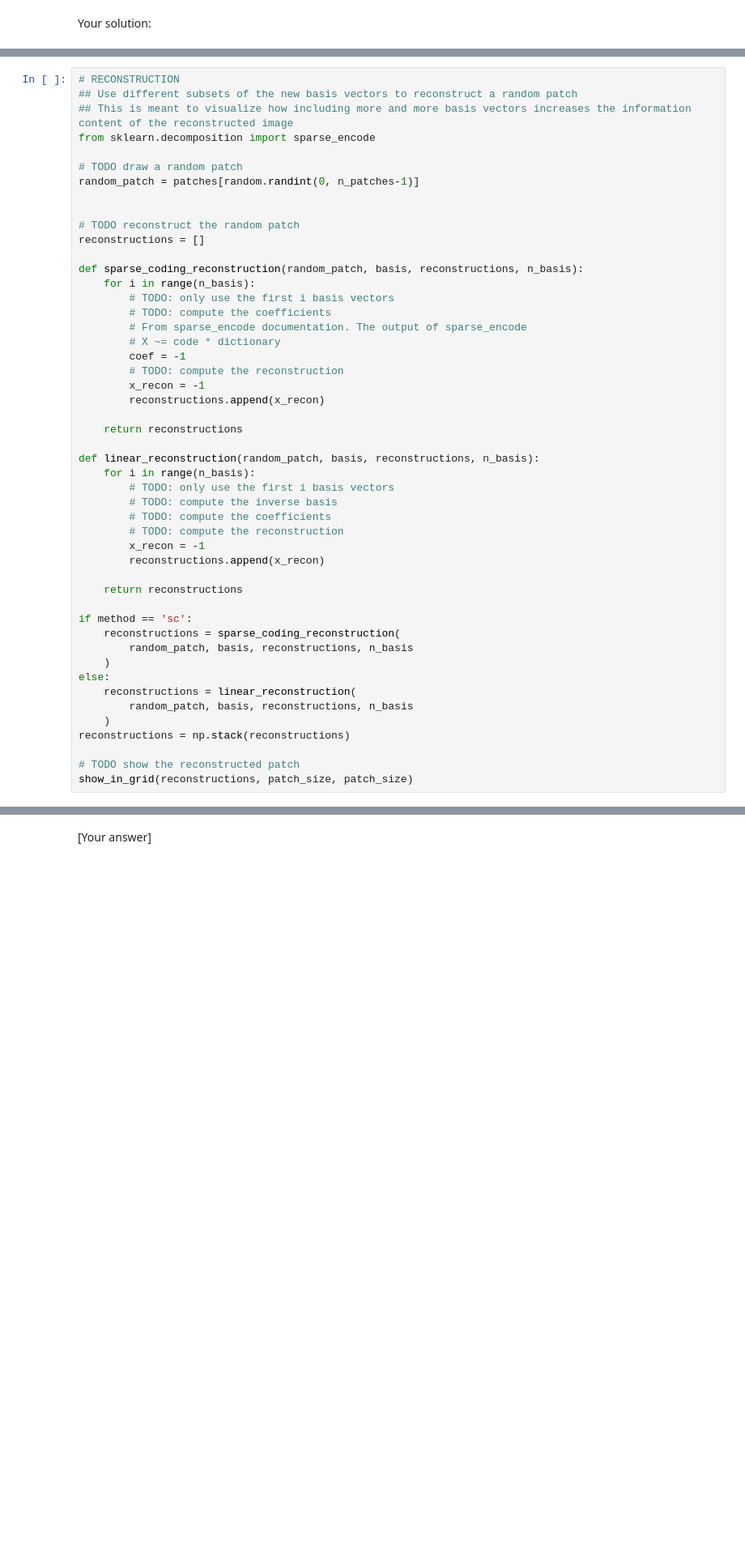
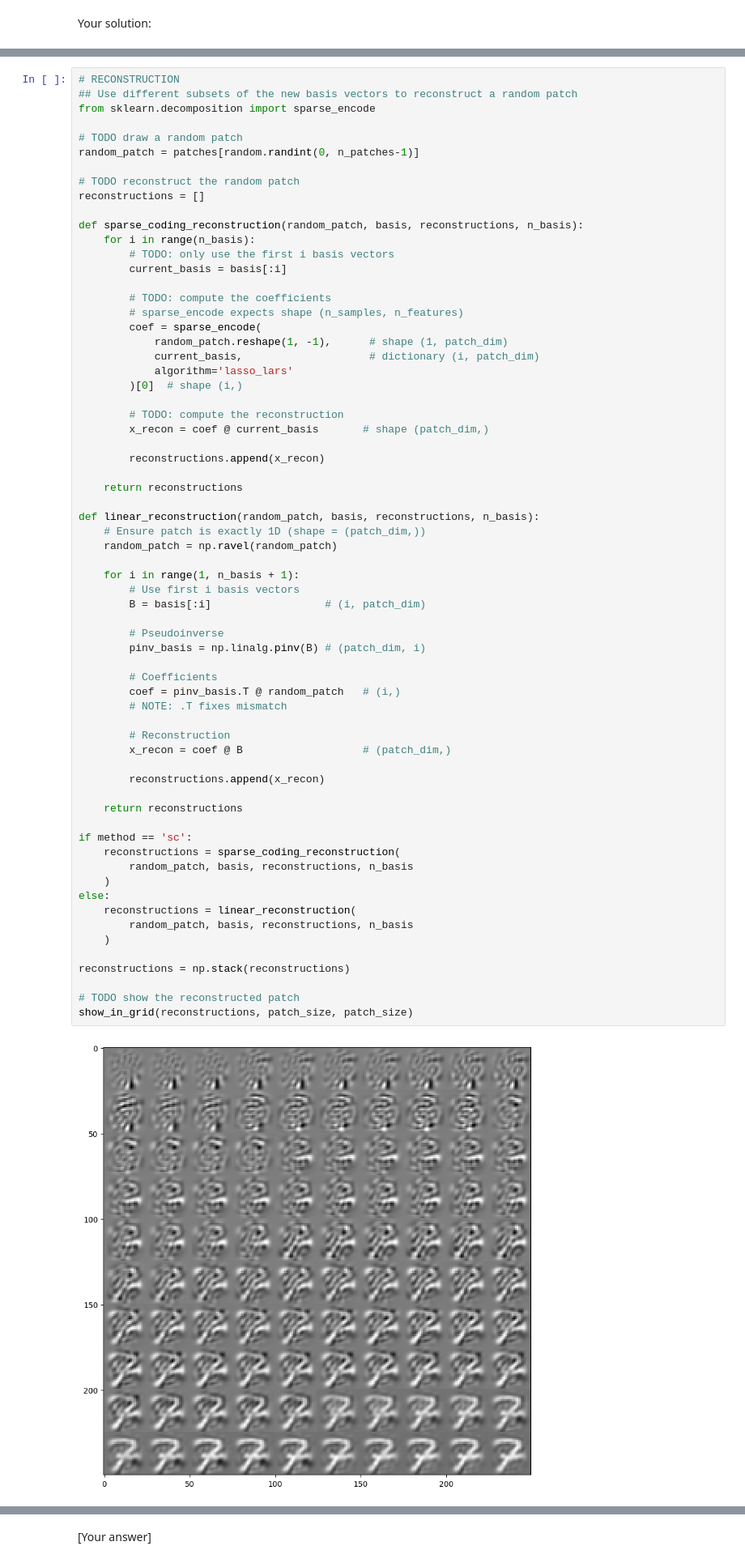
Before and after one commit to SatyamPawale/COMPUTER-VISION, a Jupyter notebook: exercise_1.ipynb, the cells around one changed output, grey strips where cells are left out. Shown: that part at 81% size. Cells and saved outputs as stored; diff of their text form; blank space fills up the shorter version.

```diff
--- a/exercise_1.ipynb
+++ b/exercise_1.ipynb
@@ -237,52 +230,71 @@ show_in_grid(basis[:n_basis], patch_size, patch_size)
 # %%
 # RECONSTRUCTION
 ## Use different subsets of the new basis vectors to reconstruct a random patch
-## This is meant to visualize how including more and more basis vectors increases the information content of the reconstructed image
 from sklearn.decomposition import sparse_encode
 
 # TODO draw a random patch
 random_patch = patches[random.randint(0, n_patches-1)]
-
 
 # TODO reconstruct the random patch
 reconstructions = []
 
 def sparse_coding_reconstruction(random_patch, basis, reconstructions, n_basis):
     for i in range(n_basis):
         # TODO: only use the first i basis vectors
+        current_basis = basis[:i]
+
         # TODO: compute the coefficients
-        # From sparse_encode documentation. The output of sparse_encode
-        # X ~= code * dictionary
-        coef = -1
+        # sparse_encode expects shape (n_samples, n_features)
+        coef = sparse_encode(
+            random_patch.reshape(1, -1),      # shape (1, patch_dim)
+            current_basis,                    # dictionary (i, patch_dim)
+            algorithm='lasso_lars'
+        )[0]  # shape (i,)
+
         # TODO: compute the reconstruction
-        x_recon = -1
+        x_recon = coef @ current_basis       # shape (patch_dim,)
+
         reconstructions.append(x_recon)
 
     return reconstructions
 
 def linear_reconstruction(random_patch, basis, reconstructions, n_basis):
-    for i in range(n_basis):
-        # TODO: only use the first i basis vectors
-        # TODO: compute the inverse basis
-        # TODO: compute the coefficients
-        # TODO: compute the reconstruction
-        x_recon = -1
+    # Ensure patch is exactly 1D (shape = (patch_dim,))
+    random_patch = np.ravel(random_patch)
+
+    for i in range(1, n_basis + 1):
+        # Use first i basis vectors
+        B = basis[:i]                  # (i, patch_dim)
+
+        # Pseudoinverse
+        pinv_basis = np.linalg.pinv(B) # (patch_dim, i)
+
+        # Coefficients
+        coef = pinv_basis.T @ random_patch   # (i,)
+        # NOTE: .T fixes mismatch
+
+        # Reconstruction
+        x_recon = coef @ B                   # (patch_dim,)
+
         reconstructions.append(x_recon)
 
     return reconstructions
 
 if method == 'sc':
     reconstructions = sparse_coding_reconstruction(
         random_patch, basis, reconstructions, n_basis
     )
 else:
     reconstructions = linear_reconstruction(
         random_patch, basis, reconstructions, n_basis
     )
+
 reconstructions = np.stack(reconstructions)
 
 # TODO show the reconstructed patch
 show_in_grid(reconstructions, patch_size, patch_size)
+# %% [output]
+[figure, added]
 # %% [markdown]
 *Bonus*: Implement the missing parts in the bonus section. When done correctly, your code additionally should do the following:
 1. Perform ZCA whitening, whereas $\vec{x}_{ZCAwhite}=U\vec{x}_{wht}$ (c.f. equation 1.3 in the lecture notes).
```
Also changed, not shown: parts of 4 cells of this notebook.
